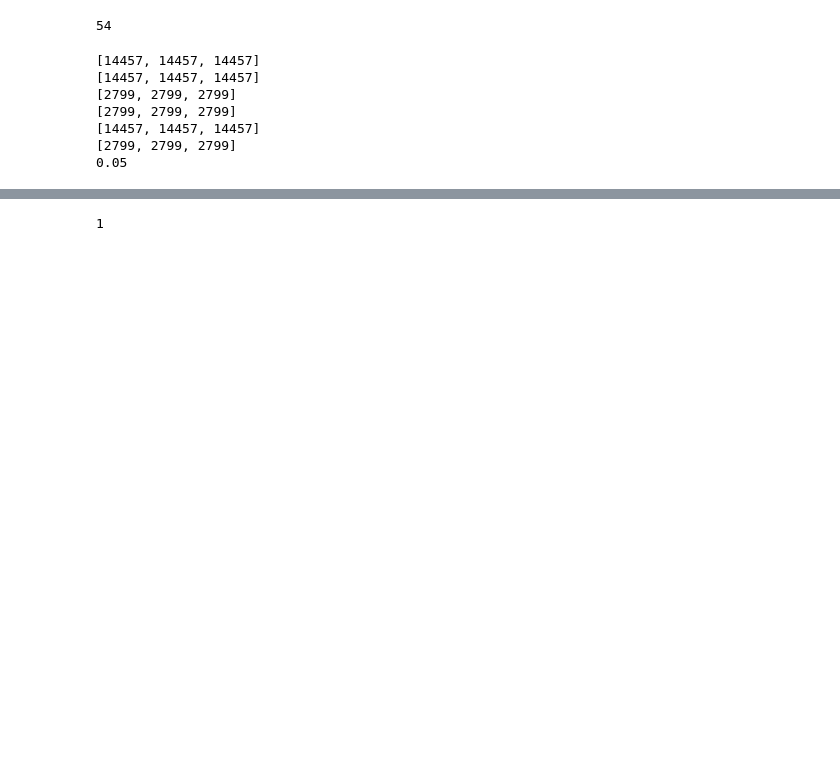
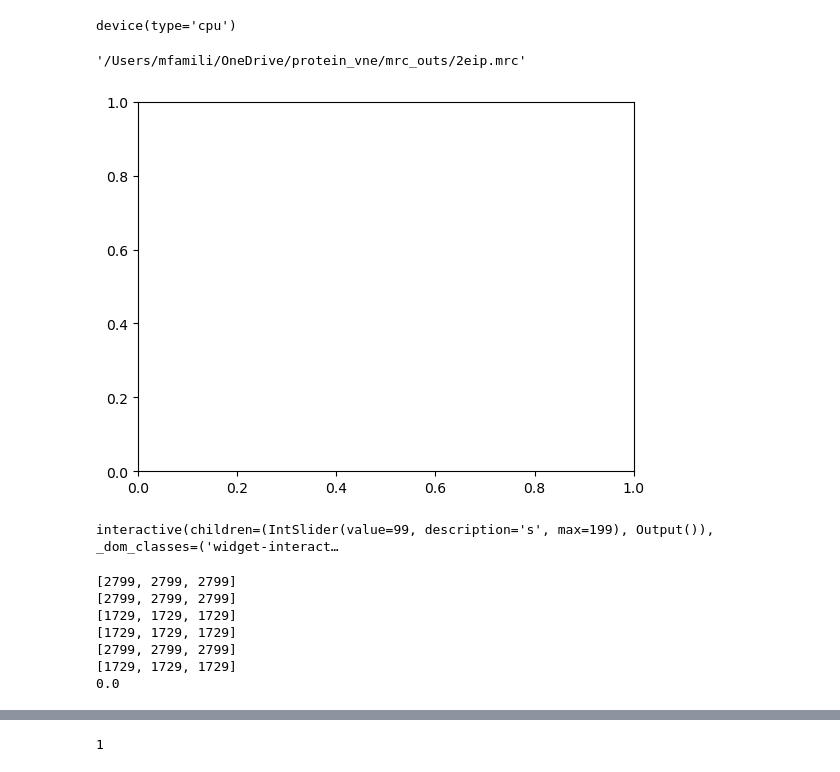
Before and after one commit to marjanfamili/protein_vne, a Jupyter notebook: Untitled.ipynb, the cells around one changed output, grey strips where cells are left out. Saved outputs shown, nothing was run; the diff lists cells and outputs as text; code cells hidden in the pictures; blank space fills up the shorter version.

```diff
--- a/Untitled.ipynb
+++ b/Untitled.ipynb
@@ -22,35 +21,66 @@ device = torch.device('cuda' if torch.cuda.is_available() else 'cpu')
+# %%
+device = torch.device('cuda' if torch.cuda.is_available() else 'cpu')
+device
+# %% [output]
+device(type='cpu')
 # %%
 from vne.vae import ShapeVAE, ShapeSimilarityLoss
 from vne.special.protein_AM import Protein_PDB, similarity_matrix
-# %%
-PDB_path = '/bask/homes/h/hdjd5168/vjgo8416-ms-img-pc/marji/protein_vne/pdbs/'
-pdb_list = os.listdir(PDB_path)
-pdb_name =[ PDB_path + name for name in pdb_list]
-print(len(pdb_name))
-slice_b = 0
-slice_e = 2
-#pdb_name = pdb_name[slice_b:slice_e]
-pdb_list = [n for n in pdb_list if n[-8] == '2' ]
-
-
-pdb_name = [n for n in pdb_name if n[-8] == '2' ]
-pdb_list = pdb_list[0:2]
-pdb_name = pdb_name[0:2]
-# %% [output]
-54
+# %%
+#PDB_path = '/bask/homes/h/hdjd5168/vjgo8416-ms-img-pc/marji/protein_vne/pdbs/'
+import csv
+with open('molecule_list.csv', newline='') as molecule_list_file:
+    molecule_list = list(csv.reader(molecule_list_file, delimiter=','))[0]
+# %%
+import mrcfile
+
+
+mrc_path = '/Users/mfamili/OneDrive/protein_vne/mrc_outs/'
+mrc_file = mrcfile.open(mrc_path  + molecule_list[0][0:4]+'.mrc')
+mrc = mrc_file.data
+
+mrc_path  + molecule_list[0][0:4]+'.mrc'
+# %% [output]
+'/Users/mfamili/OneDrive/protein_vne/mrc_outs/2eip.mrc'
+# %%
+%matplotlib inline
+from ipywidgets import interact
+from IPython.display import display, clear_output
+from ipywidgets import widgets
+
+def plot_mrc(mrc):
+    fig, ax = plt.subplots()
+
+    x = np.linspace(0, 200, num=mrc.shape[0], endpoint=False)
+    y = np.linspace(0, 200, num=mrc.shape[1], endpoint=False)
+    z = np.linspace(0, 200, num=mrc.shape[2], endpoint=False)
+    X, Y = np.meshgrid(x, y, indexing='ij')
+
+    @interact(s = (0,199,1))
+    def update(s):
+        [l.remove() for l in ax.lines]
+        plt.contour(X, Y, mrc[:,:,s])
+        plt.colorbar()
+        plt.show()
+
+plot_mrc(mrc)
+# %% [output]
+[figure, added]
+interactive(children=(IntSlider(value=99, description='s', max=199), Output()), _dom_classes=('widget-interact…
 # %%
 start_time = time.time()
-molecules = [Protein_PDB(filename) for filename in pdb_name]
+cif_path = '/Users/mfamili/OneDrive/protein_vne/pdbs/'
+molecules = [Protein_PDB(cif_path+filename[0:4]+'.cif') for filename in molecule_list]
 lookup = similarity_matrix(molecules)
 print(round((time.time() - start_time)/60, 2))
 # %% [output]
-[14457, 14457, 14457]
-[14457, 14457, 14457]
 [2799, 2799, 2799]
 [2799, 2799, 2799]
-[14457, 14457, 14457]
+[1729, 1729, 1729]
+[1729, 1729, 1729]
 [2799, 2799, 2799]
-0.05
+[1729, 1729, 1729]
+0.0
 # %%
 #lookup_copy = lookup
 def plot_soap(lookup):
```
Also changed, not shown: parts of 14 cells of this notebook, 2 other files.
